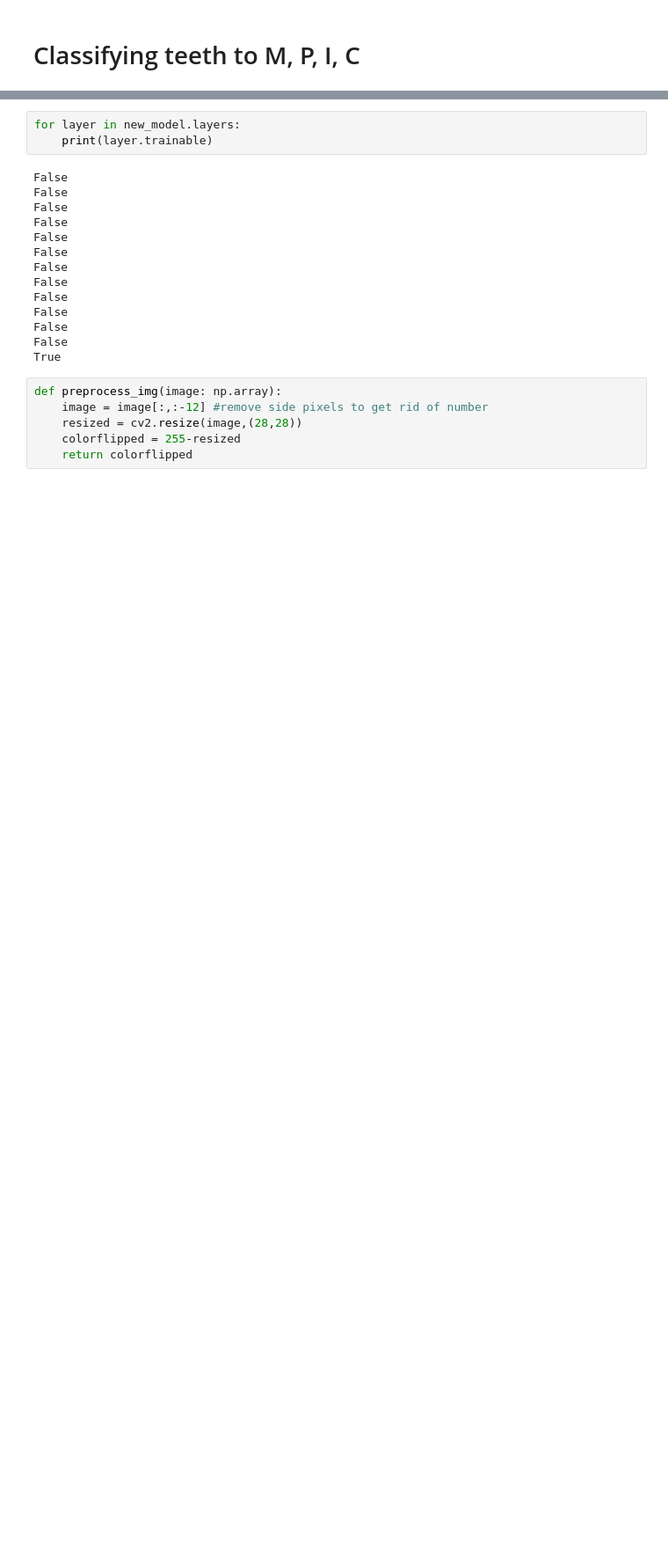
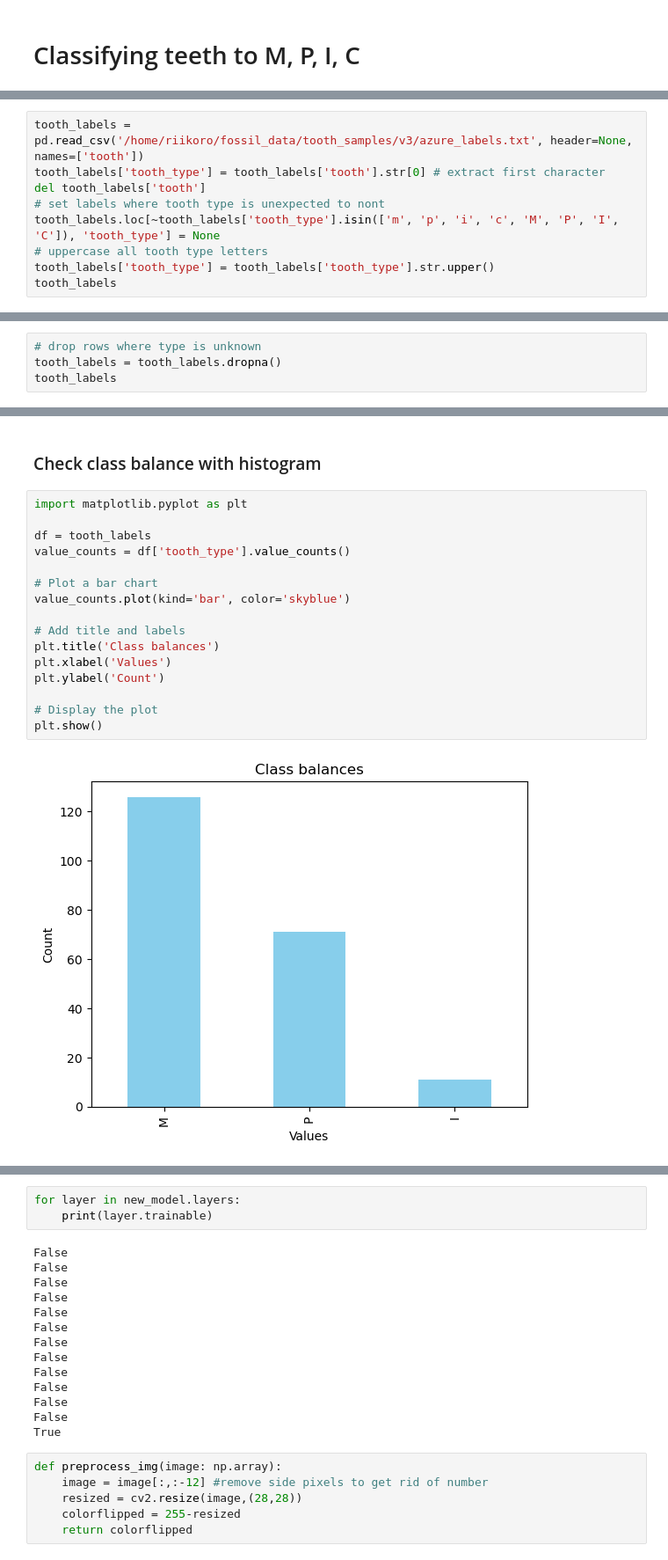
Before and after one commit to korolainenriikka/thesis, a Jupyter notebook: code/experiments/MPIC.ipynb, the cells around one changed output, grey strips where cells are left out. Shown at 88% size. Saved outputs shown, nothing was run; the diff lists cells and outputs as text; blank space fills up the shorter version.

```diff
--- a/code/experiments/MPIC.ipynb
+++ b/code/experiments/MPIC.ipynb
@@ -49,0 +56,9 @@ type_labels
+# %%
+tooth_labels = pd.read_csv('/home/riikoro/fossil_data/tooth_samples/v3/azure_labels.txt', header=None, names=['tooth'])
+tooth_labels['tooth_type'] = tooth_labels['tooth'].str[0] # extract first character
+del tooth_labels['tooth']
+# set labels where tooth type is unexpected to nont
+tooth_labels.loc[~tooth_labels['tooth_type'].isin(['m', 'p', 'i', 'c', 'M', 'P', 'I', 'C']), 'tooth_type'] = None
+# uppercase all tooth type letters
+tooth_labels['tooth_type'] = tooth_labels['tooth_type'].str.upper()
+tooth_labels
@@ -49,0 +79,4 @@ type_labels
+# %%
+# drop rows where type is unknown
+tooth_labels = tooth_labels.dropna()
+tooth_labels
@@ -49,0 +97,20 @@ type_labels
+# %% [markdown]
+### Check class balance with histogram
+# %%
+import matplotlib.pyplot as plt
+
+df = tooth_labels
+value_counts = df['tooth_type'].value_counts()
+
+# Plot a bar chart
+value_counts.plot(kind='bar', color='skyblue')
+
+# Add title and labels
+plt.title('Class balances')
+plt.xlabel('Values')
+plt.ylabel('Count')
+
+# Display the plot
+plt.show()
+# %% [output]
+[figure, added]
```
Also changed, not shown: parts of 18 cells of this notebook.
